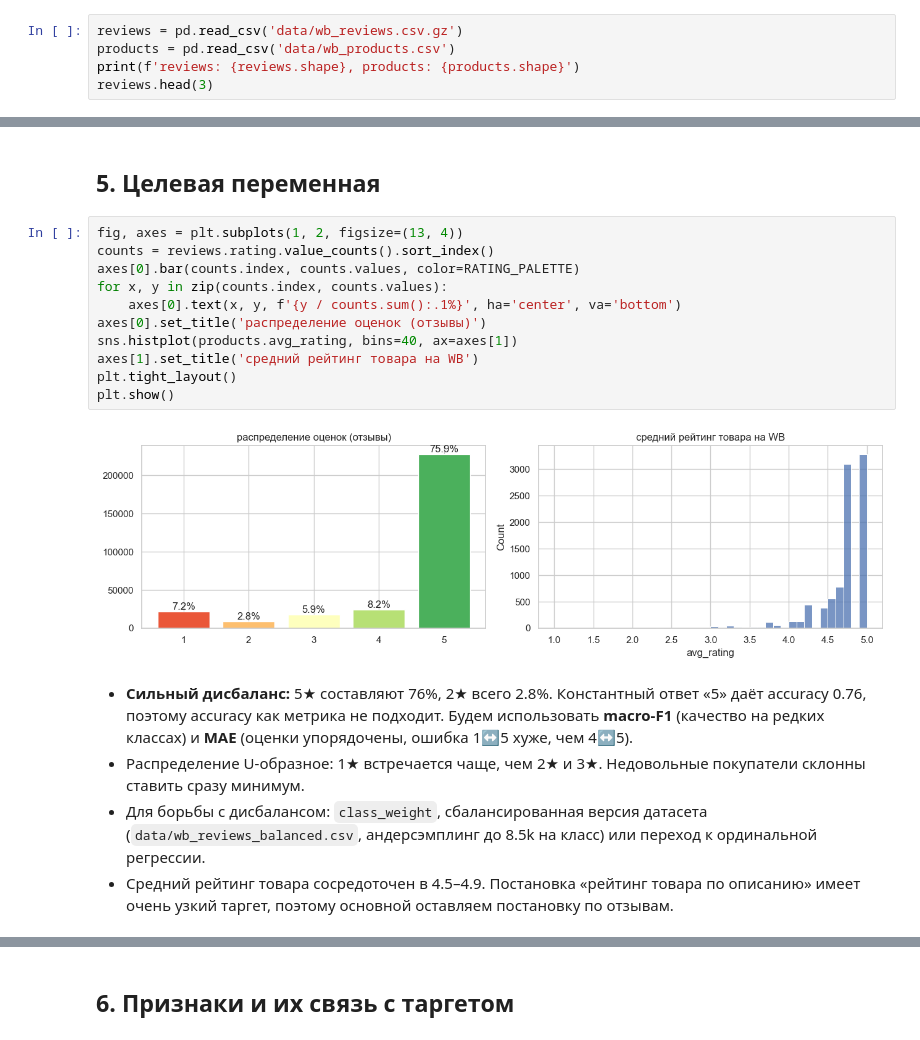
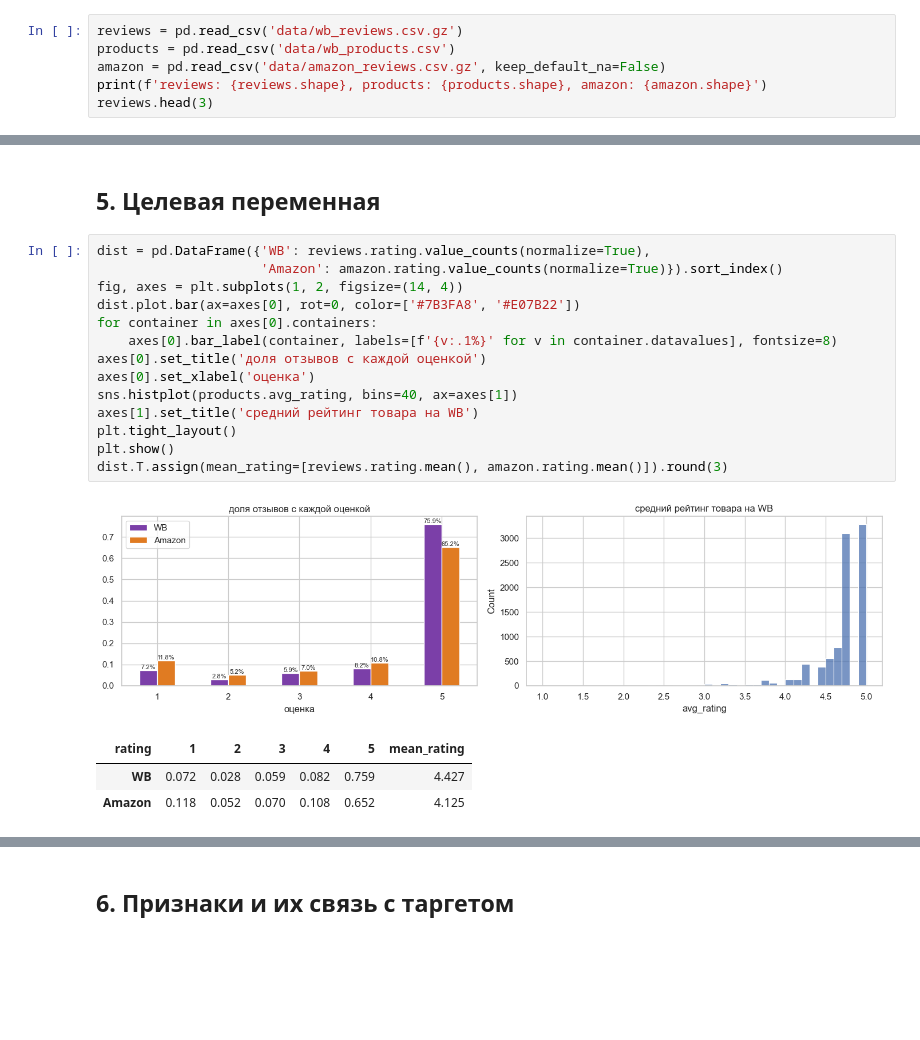
Before and after one commit to ChervovNikita/hse_ai_course_work, a Jupyter notebook: EDA.ipynb, the cells around one changed output, grey strips where cells are left out. Saved outputs shown, nothing was run; the diff lists cells and outputs as text; blank space fills up the shorter version.

```diff
--- a/EDA.ipynb
+++ b/EDA.ipynb
@@ -44,6 +45,7 @@ SEED = 0
 # %%
 reviews = pd.read_csv('data/wb_reviews.csv.gz')
 products = pd.read_csv('data/wb_products.csv')
-print(f'reviews: {reviews.shape}, products: {products.shape}')
+amazon = pd.read_csv('data/amazon_reviews.csv.gz', keep_default_na=False)
+print(f'reviews: {reviews.shape}, products: {products.shape}, amazon: {amazon.shape}')
 reviews.head(3)
 # %% [output]
@@ -350,21 +352,22 @@ for t in reviews.nlargest(3, 'n_words').full_text:
 - Число отзывов у товара на WB от 3 до 145k (log-нормальное). Именно поэтому парсер ограничивал выборку 100 отзывами на товар.
 # %% [markdown]
 ## 5. Целевая переменная
-# %%
-fig, axes = plt.subplots(1, 2, figsize=(13, 4))
-counts = reviews.rating.value_counts().sort_index()
-axes[0].bar(counts.index, counts.values, color=RATING_PALETTE)
-for x, y in zip(counts.index, counts.values):
-    axes[0].text(x, y, f'{y / counts.sum():.1%}', ha='center', va='bottom')
-axes[0].set_title('распределение оценок (отзывы)')
-sns.histplot(products.avg_rating, bins=40, ax=axes[1])
-axes[1].set_title('средний рейтинг товара на WB')
-plt.tight_layout()
-plt.show()
-# %% [output]
-[figure, removed]
-# %% [markdown]
-- **Сильный дисбаланс:** 5★ составляют 76%, 2★ всего 2.8%. Константный ответ «5» даёт accuracy 0.76, поэтому accuracy как метрика не подходит. Будем использовать **macro-F1** (качество на редких классах) и **MAE** (оценки упорядочены, ошибка 1↔5 хуже, чем 4↔5).
-- Распределение U-образное: 1★ встречается чаще, чем 2★ и 3★. Недовольные покупатели склонны ставить сразу минимум.
-- Для борьбы с дисбалансом: `class_weight`, сбалансированная версия датасета (`data/wb_reviews_balanced.csv`, андерсэмплинг до 8.5k на класс) или переход к ординальной регрессии.
-- Средний рейтинг товара сосредоточен в 4.5–4.9. Постановка «рейтинг товара по описанию» имеет очень узкий таргет, поэтому основной оставляем постановку по отзывам.
+# %%
+dist = pd.DataFrame({'WB': reviews.rating.value_counts(normalize=True),
+                     'Amazon': amazon.rating.value_counts(normalize=True)}).sort_index()
+fig, axes = plt.subplots(1, 2, figsize=(14, 4))
+dist.plot.bar(ax=axes[0], rot=0, color=['#7B3FA8', '#E07B22'])
+for container in axes[0].containers:
+    axes[0].bar_label(container, labels=[f'{v:.1%}' for v in container.datavalues], fontsize=8)
+axes[0].set_title('доля отзывов с каждой оценкой')
+axes[0].set_xlabel('оценка')
+sns.histplot(products.avg_rating, bins=40, ax=axes[1])
+axes[1].set_title('средний рейтинг товара на WB')
+plt.tight_layout()
+plt.show()
+dist.T.assign(mean_rating=[reviews.rating.mean(), amazon.rating.mean()]).round(3)
+# %% [output]
+[figure, added]
+| rating | 1 | 2 | 3 | 4 | 5 | mean_rating |
+| WB | 0.072 | 0.028 | 0.059 | 0.082 | 0.759 | 4.427 |
+| Amazon | 0.118 | 0.052 | 0.070 | 0.108 | 0.652 | 4.125 |
```
Also changed, not shown: parts of 32 cells of this notebook, 2 other files.
